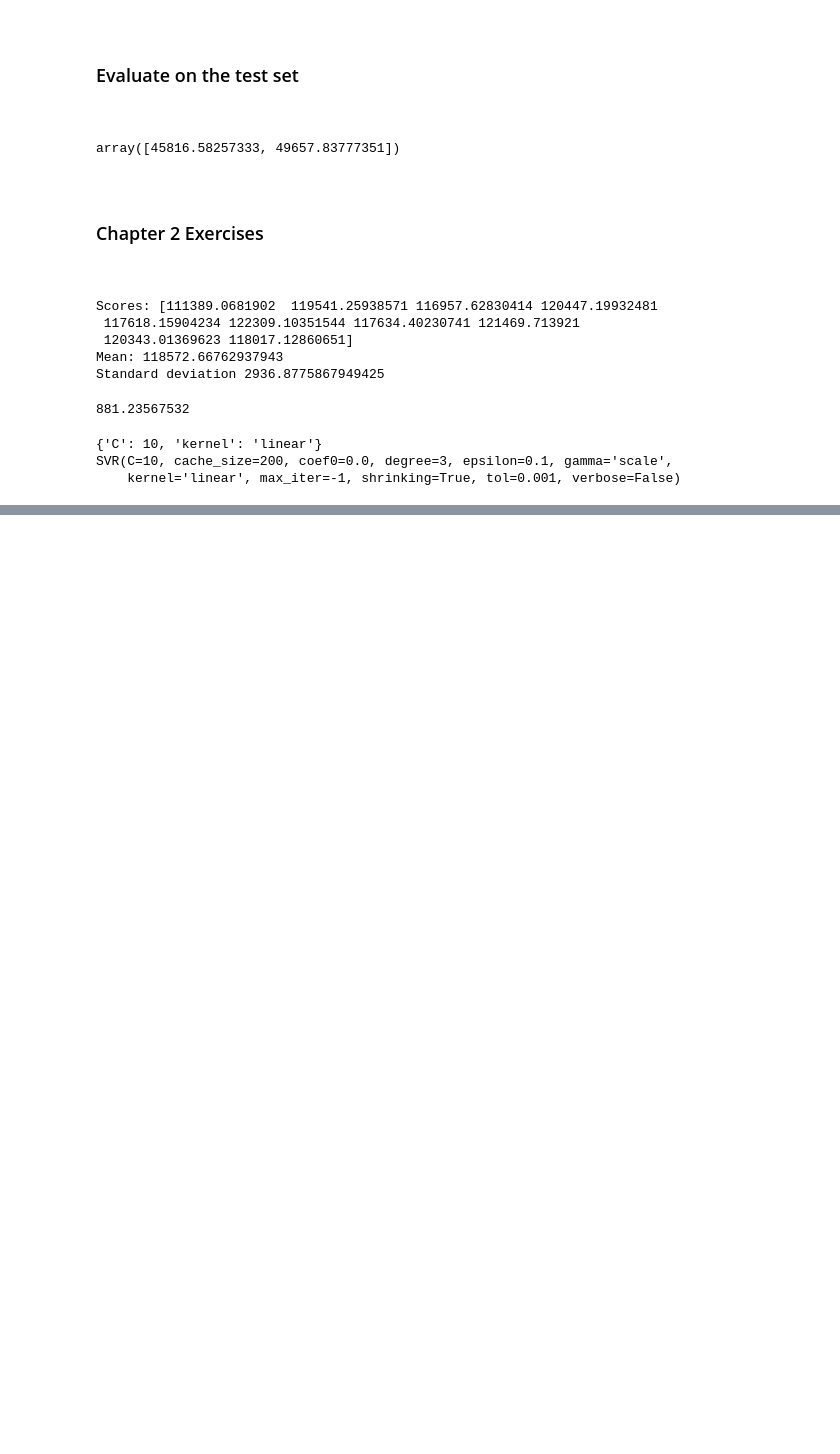
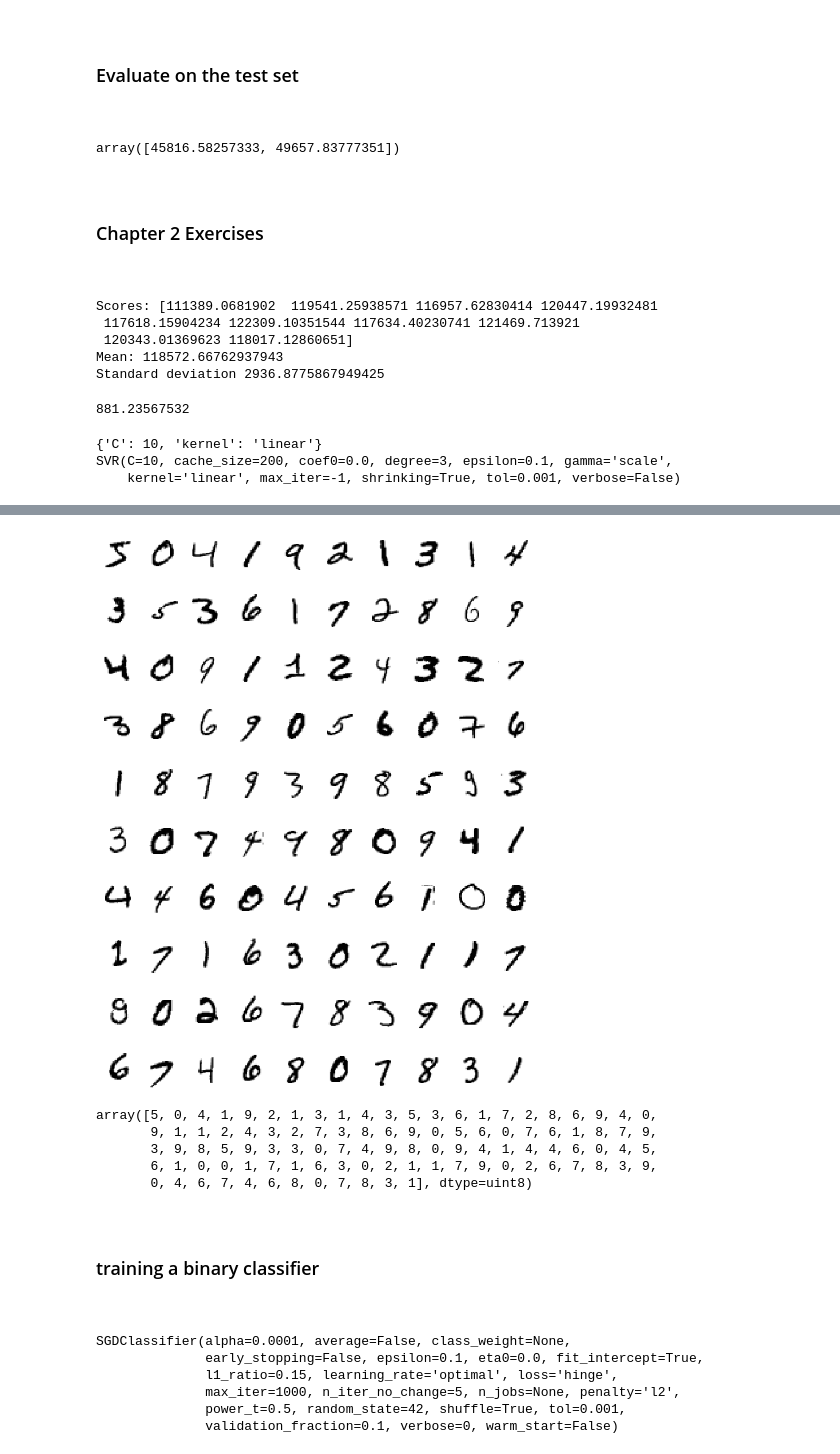
Before and after one commit to SmilodonCub/ReadingLearningTinkering, a Jupyter notebook: ML_wSKLKTF/HandsOn_ML_notes.ipynb, the cells around one changed output, grey strips where cells are left out. Saved outputs shown, nothing was run; the diff lists cells and outputs as text; code cells hidden in the pictures; blank space fills up the shorter version.

```diff
--- a/ML_wSKLKTF/HandsOn_ML_notes.ipynb
+++ b/ML_wSKLKTF/HandsOn_ML_notes.ipynb
@@ -902,0 +937,25 @@ SVR(C=10, cache_size=200, coef0=0.0, degree=3, epsilon=0.1, gamma='scale',
+# %%
+fig = plt.subplots(figsize=(15, 20))
+    #plt.subplots_adjust( hspace = 0.1 )
+
+a = 10  # number of rows
+b = 10  # number of columns
+
+for character in range(0,100):
+    some_digit = X[character]
+    plt.subplot( a,b,character + 1 )
+    some_digit_image = some_digit.reshape( 28, 28 )
+    plt.imshow( some_digit_image, cmap = "binary" )
+    plt.axis( 'off' )
+# %% [output]
+[figure, added]
+# %%
+#print some labels
+y = y.astype( np.uint8 )
+y[0:100]
+# %% [output]
+array([5, 0, 4, 1, 9, 2, 1, 3, 1, 4, 3, 5, 3, 6, 1, 7, 2, 8, 6, 9, 4, 0,
+       9, 1, 1, 2, 4, 3, 2, 7, 3, 8, 6, 9, 0, 5, 6, 0, 7, 6, 1, 8, 7, 9,
+       3, 9, 8, 5, 9, 3, 3, 0, 7, 4, 9, 8, 0, 9, 4, 1, 4, 4, 6, 0, 4, 5,
+       6, 1, 0, 0, 1, 7, 1, 6, 3, 0, 2, 1, 1, 7, 9, 0, 2, 6, 7, 8, 3, 9,
+       0, 4, 6, 7, 4, 6, 8, 0, 7, 8, 3, 1], dtype=uint8)
@@ -902,0 +965,6 @@ SVR(C=10, cache_size=200, coef0=0.0, degree=3, epsilon=0.1, gamma='scale',
+# %% [markdown]
+<br>
+
+### training a binary classifier
+
+<br>
@@ -902,0 +975,12 @@ SVR(C=10, cache_size=200, coef0=0.0, degree=3, epsilon=0.1, gamma='scale',
+# %%
+from sklearn.linear_model import SGDClassifier
+
+sgd_clf = SGDClassifier( random_state = 42 )
+sgd_clf.fit( X_train, y_train_5 )
+# %% [output]
+SGDClassifier(alpha=0.0001, average=False, class_weight=None,
+              early_stopping=False, epsilon=0.1, eta0=0.0, fit_intercept=True,
+              l1_ratio=0.15, learning_rate='optimal', loss='hinge',
+              max_iter=1000, n_iter_no_change=5, n_jobs=None, penalty='l2',
+              power_t=0.5, random_state=42, shuffle=True, tol=0.001,
+              validation_fraction=0.1, verbose=0, warm_start=False)
```
Also changed, not shown: parts of 50 cells of this notebook.
